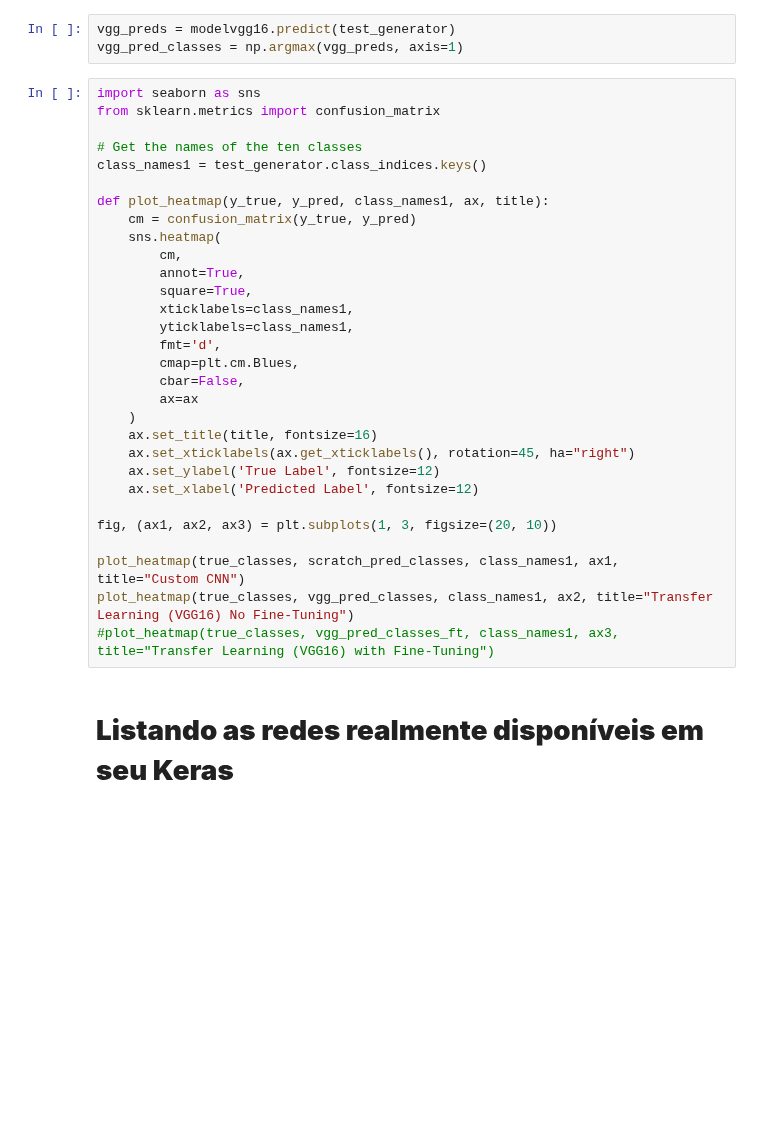
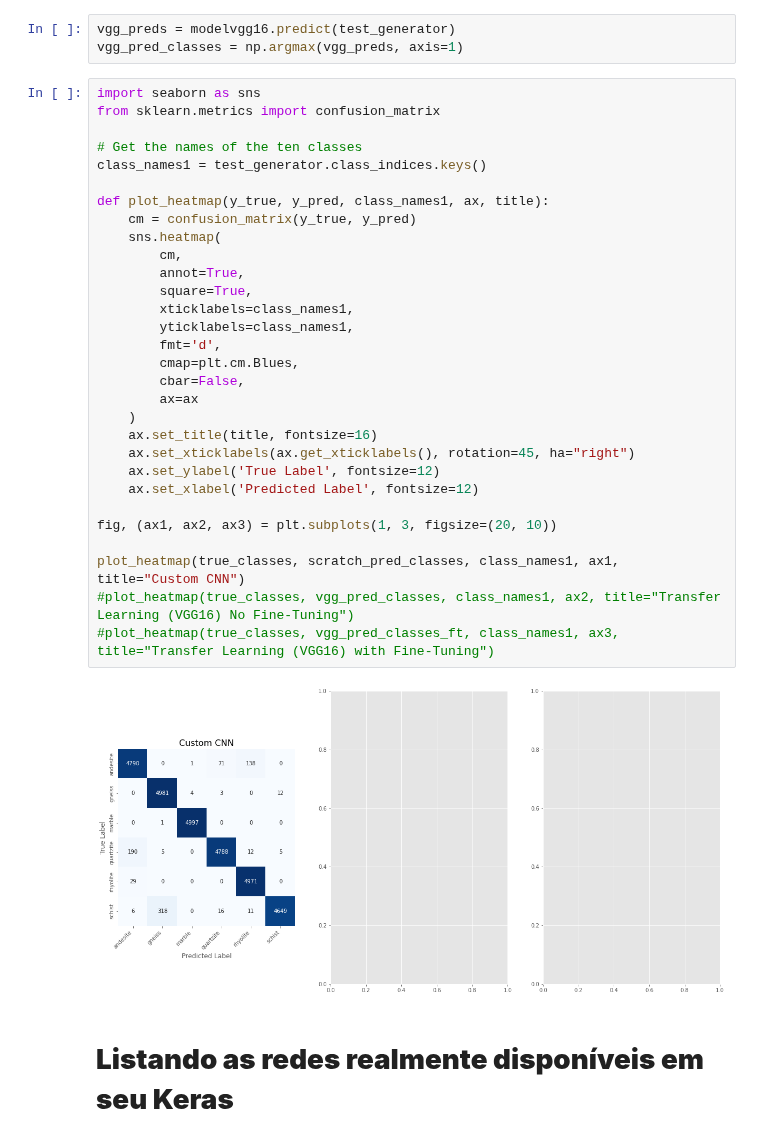
Before and after one commit to secretaria-ICA/Classificacao_e_Previsao_de_Imagens_de_Rochas_em_Pocos_Perfurados_atraves_de_Metodos_de_Aprendizagem, a Jupyter notebook: geological_comparative07102021.ipynb, the cells around one changed output. Drawn from its saved outputs; the diff is of its cells as text; blank space fills up the shorter version.

```diff
--- a/geological_comparative07102021.ipynb
+++ b/geological_comparative07102021.ipynb
@@ -725,33 +728,35 @@ vgg_pred_classes = np.argmax(vgg_preds, axis=1)
 # %%
 import seaborn as sns
 from sklearn.metrics import confusion_matrix
 
 # Get the names of the ten classes
 class_names1 = test_generator.class_indices.keys()
 
 def plot_heatmap(y_true, y_pred, class_names1, ax, title):
     cm = confusion_matrix(y_true, y_pred)
     sns.heatmap(
         cm,
         annot=True,
         square=True,
         xticklabels=class_names1,
         yticklabels=class_names1,
         fmt='d',
         cmap=plt.cm.Blues,
         cbar=False,
         ax=ax
     )
     ax.set_title(title, fontsize=16)
     ax.set_xticklabels(ax.get_xticklabels(), rotation=45, ha="right")
     ax.set_ylabel('True Label', fontsize=12)
     ax.set_xlabel('Predicted Label', fontsize=12)
 
 fig, (ax1, ax2, ax3) = plt.subplots(1, 3, figsize=(20, 10))
 
 plot_heatmap(true_classes, scratch_pred_classes, class_names1, ax1, title="Custom CNN")
-plot_heatmap(true_classes, vgg_pred_classes, class_names1, ax2, title="Transfer Learning (VGG16) No Fine-Tuning")
+#plot_heatmap(true_classes, vgg_pred_classes, class_names1, ax2, title="Transfer Learning (VGG16) No Fine-Tuning")
 #plot_heatmap(true_classes, vgg_pred_classes_ft, class_names1, ax3, title="Transfer Learning (VGG16) with Fine-Tuning")
+# %% [output]
+[figure, added]
 # %% [markdown]
 # **Listando as redes realmente disponíveis em seu Keras**
 # %%
```
Also changed, not shown: parts of 2 cells of this notebook.
